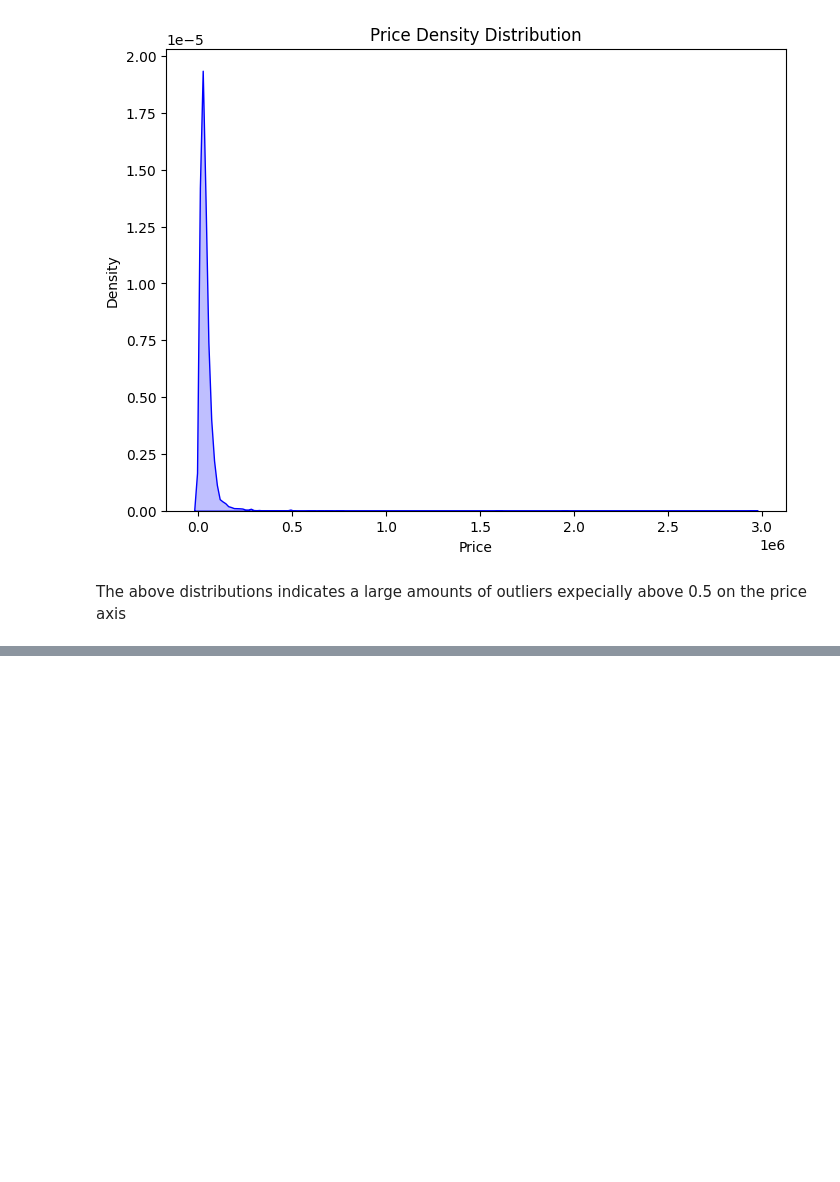
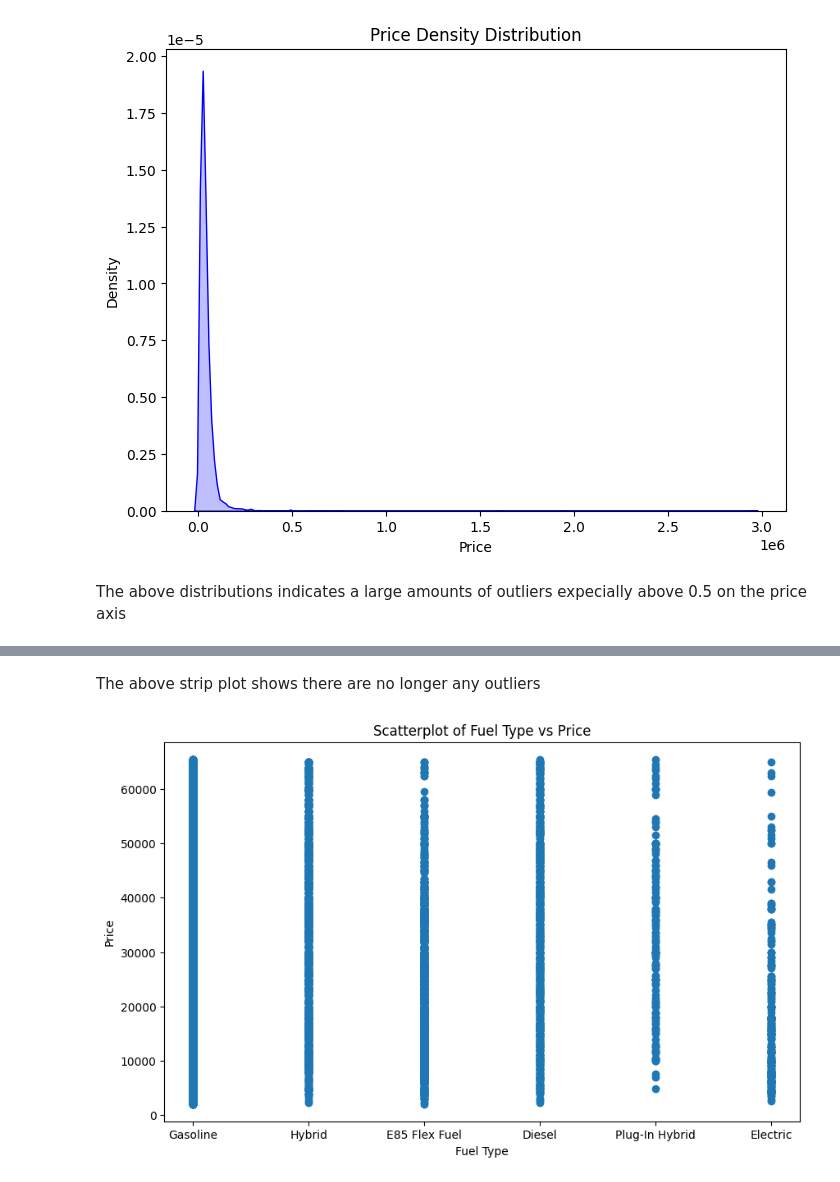
Before and after one commit to othnielche/KaggleX-Skill-Assessment-Challenge-2024, a Jupyter notebook: KaggleX challenge.ipynb, the cells around one changed output, grey strips where cells are left out. Cells and saved outputs as stored; diff of their text form; code cells hidden in the pictures; blank space fills up the shorter version.

```diff
--- a/KaggleX challenge.ipynb
+++ b/KaggleX challenge.ipynb
@@ -223,0 +274,13 @@ The above distributions indicates a large amounts of outliers expecially above 0
+# %% [markdown]
+The above strip plot shows there are no longer any outliers
+# %%
+# Plot fuel price with respect to price
+
+plt.figure(figsize=(10, 6))
+plt.scatter(train_data['fuel_type'], train_data['price'])
+plt.title('Scatterplot of Fuel Type vs Price')
+plt.xlabel('Fuel Type')
+plt.ylabel('Price')
+plt.show()
+# %% [output]
+[figure, added]
```
Also changed, not shown: parts of 8 cells of this notebook.
